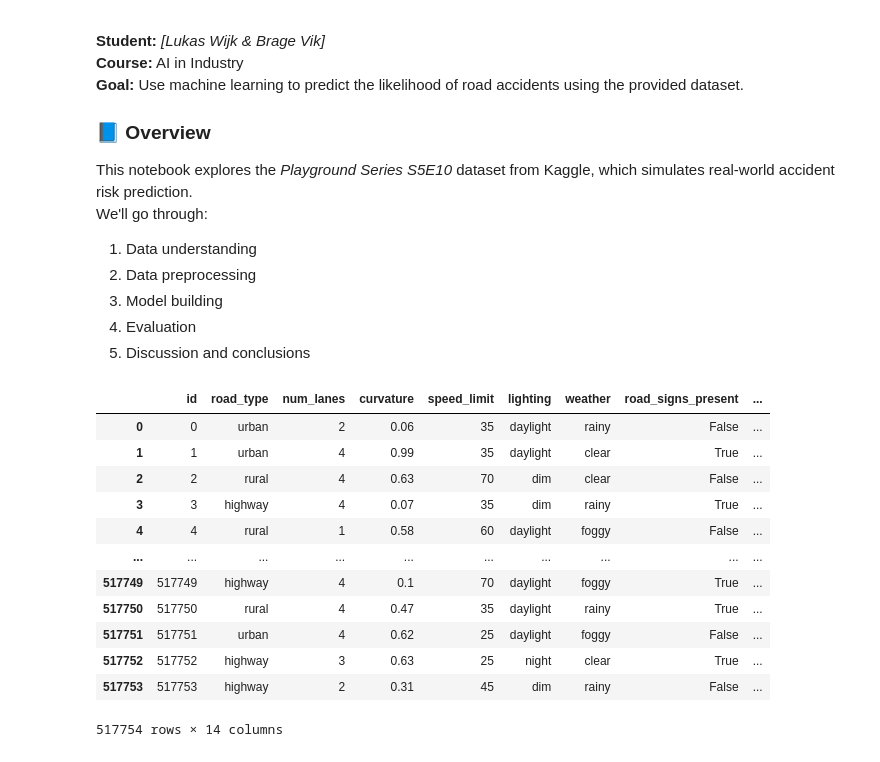
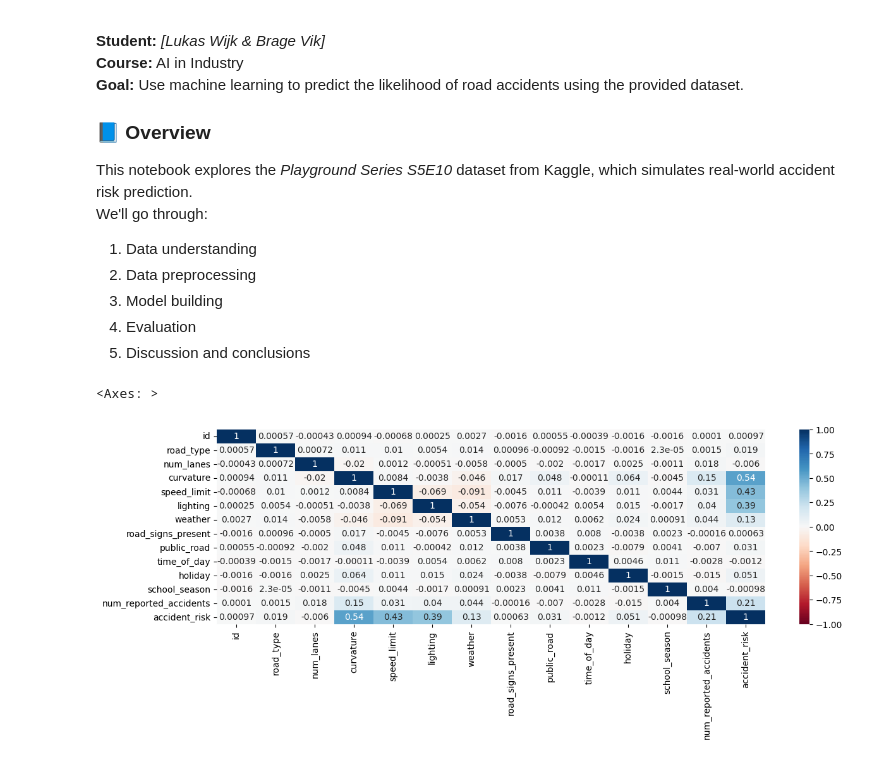
Before and after one commit to brag-v/ai-industry-project, a Jupyter notebook: main.ipynb, the cells around one changed output. Saved outputs shown, nothing was run; the diff lists cells and outputs as text; code cells hidden in the pictures.

```diff
--- a/main.ipynb
+++ b/main.ipynb
@@ -16,21 +16,14 @@ We'll go through:
 5. Discussion and conclusions
 # %%
 from util import util
+import matplotlib.pyplot as plt
+import seaborn
 train = util.load_data("./data/train.csv")
-train = util.load_data("./data/train.csv")
+test = util.load_data("./data/test.csv")
 
-test =
+figsize=(14, 4)
+plt.figure(figsize = figsize)
+seaborn.heatmap(train.corr(method="pearson"), annot=True,vmin=-1, vmax=1, cmap="RdBu")
 # %% [output]
-|  | id | road_type | num_lanes | curvature | speed_limit | lighting | weather | road_signs_present | ... |
-| 0 | 0 | urban | 2 | 0.06 | 35 | daylight | rainy | False | ... |
-| 1 | 1 | urban | 4 | 0.99 | 35 | daylight | clear | True | ... |
-| 2 | 2 | rural | 4 | 0.63 | 70 | dim | clear | False | ... |
-| 3 | 3 | highway | 4 | 0.07 | 35 | dim | rainy | True | ... |
-| 4 | 4 | rural | 1 | 0.58 | 60 | daylight | foggy | False | ... |
-| ... | ... | ... | ... | ... | ... | ... | ... | ... | ... |
-| 517749 | 517749 | highway | 4 | 0.1 | 70 | daylight | foggy | True | ... |
-| 517750 | 517750 | rural | 4 | 0.47 | 35 | daylight | rainy | True | ... |
-| 517751 | 517751 | urban | 4 | 0.62 | 25 | daylight | foggy | False | ... |
-| 517752 | 517752 | highway | 3 | 0.63 | 25 | night | clear | True | ... |
-| 517753 | 517753 | highway | 2 | 0.31 | 45 | dim | rainy | False | ... |
-517754 rows × 14 columns
+<Axes: >
+[figure, added]
```
